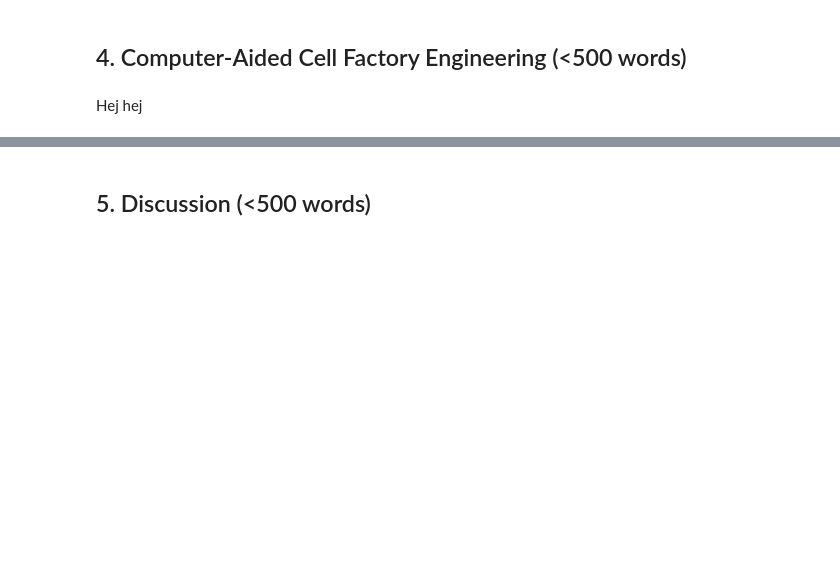
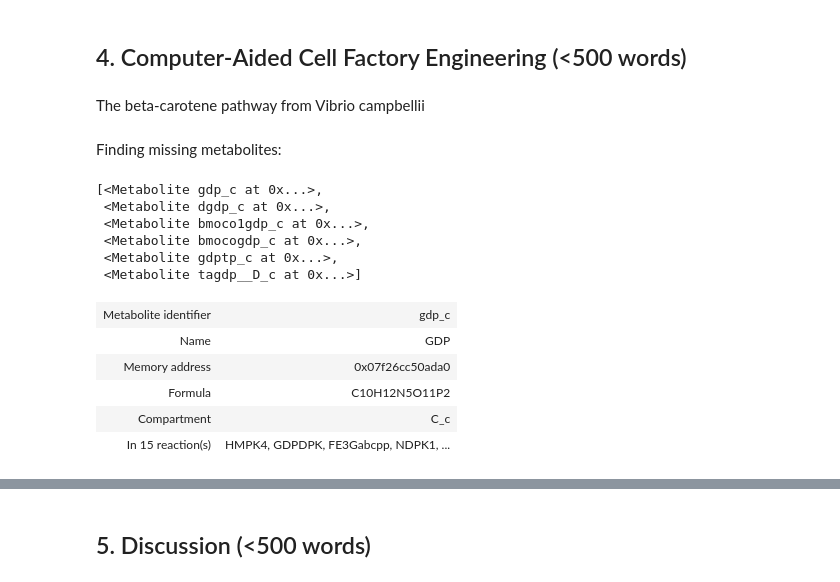
Before and after one commit to 27410/27410-2020-group-project-group-7_vibrio-natriegens, a Jupyter notebook: Report.ipynb, the cells around one changed output, grey strips where cells are left out. Cells and saved outputs as stored; diff of their text form; code cells hidden in the pictures; blank space fills up the shorter version.

```diff
--- a/Report.ipynb
+++ b/Report.ipynb
@@ -173,5 +177,5 @@ escher.Builder('e_coli_core.Core metabolism',
 [interactive output not drawn]
 # %% [markdown]
 ## 4. Computer-Aided Cell Factory Engineering (<500 words)
-# %% [markdown]
-Hej hej
+# %% [markdown]
+The beta-carotene pathway from Vibrio campbellii
@@ -177,0 +184,20 @@ Hej hej
+# %% [markdown]
+Finding missing metabolites:
+# %%
+modelM9.metabolites.query('gdp','id') ##GPP
+# %% [output]
+[<Metabolite gdp_c at 0x...>,
+ <Metabolite dgdp_c at 0x...>,
+ <Metabolite bmoco1gdp_c at 0x...>,
+ <Metabolite bmocogdp_c at 0x...>,
+ <Metabolite gdptp_c at 0x...>,
+ <Metabolite tagdp__D_c at 0x...>]
+# %%
+modelM9.metabolites.gdp_c
+# %% [output]
+| Metabolite identifier | gdp_c |
+| Name | GDP |
+| Memory address | 0x07f26cc50ada0 |
+| Formula | C10H12N5O11P2 |
+| Compartment | C_c |
+| In 15 reaction(s) | HMPK4, GDPDPK, FE3Gabcpp, NDPK1, ... |
```
Also changed, not shown: parts of 26 cells of this notebook.
